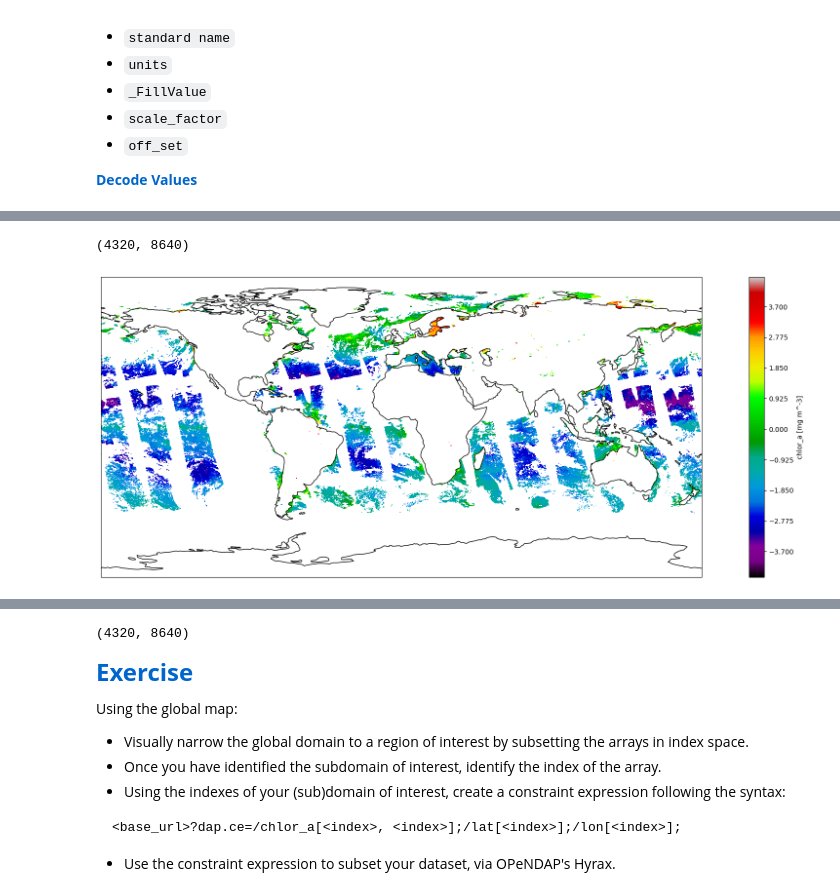
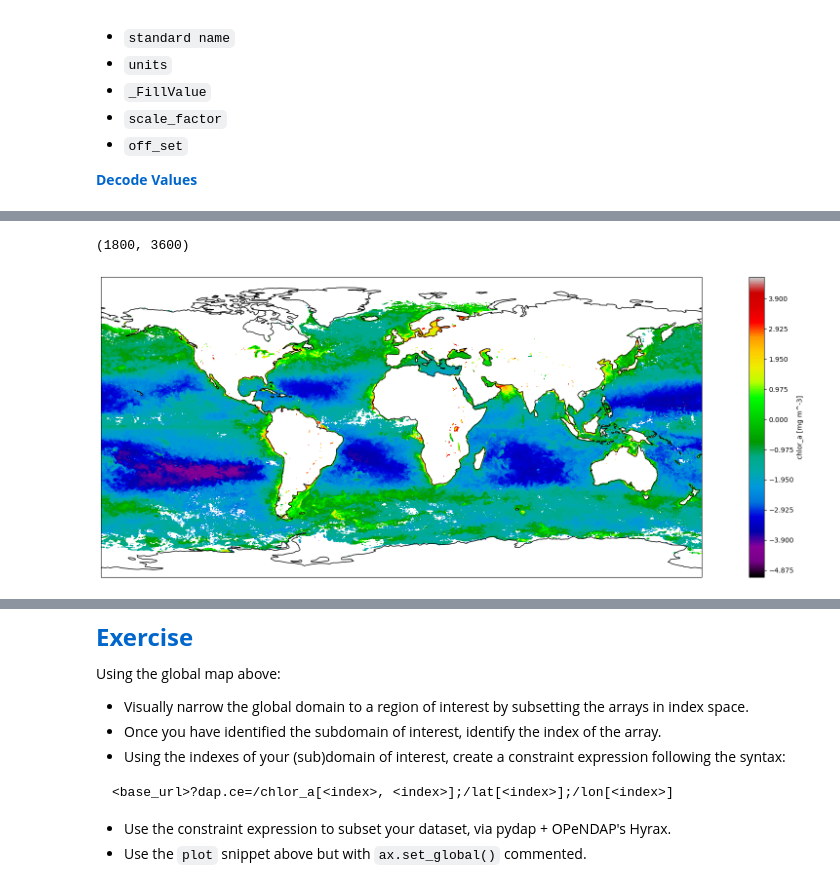
Before and after one commit to OPENDAP/ESIP2024, a Jupyter notebook: binder/PACE.ipynb, the cells around one changed output, grey strips where cells are left out. Drawn from its saved outputs; the diff is of its cells as text; code cells hidden in the pictures.

````diff
--- a/binder/PACE.ipynb
+++ b/binder/PACE.ipynb
@@ -35,9 +35,12 @@ import cartopy.crs as ccrs
 
 - <font size="3"><span style='color:Black'> Make distinction between DAP2 and DAP4.
 # %%
+
+# slow download URL
 url_DAP4 = "dap4://oceandata.sci.gsfc.nasa.gov/opendap/PACE_OCI/L3SMI/2024/0717/PACE_OCI.20240710.L3m.DAY.CHL.V2_0.chlor_a.4km.NRT.nc"
-url_DAP4 = "http://oceandata.sci.gsfc.nasa.gov/opendap/PACE_OCI/L3SMI/2024/0710/PACE_OCI.20240710.L3m.DAY.CHL.V2_0.chlor_a.4km.NRT.nc"
-url_DAP2 = "http://oceandata.sci.gsfc.nasa.gov/opendap/PACE_OCI/L3SMI/2024/0301/PACE_OCI.20240301_20240331.L3m.MO.CHL.V2_0.chlor_a.0p1deg.NRT.nc"
+
+# This Dataset has no missing data and downloads much faster.
+url = "http://oceandata.sci.gsfc.nasa.gov/opendap/PACE_OCI/L3SMI/2024/0301/PACE_OCI.20240301_20240331.L3m.MO.CHL.V2_0.chlor_a.0p1deg.NRT.nc"
 # %% [markdown]
 <span style='font-family:serif'> <font size="5.5"><span style='color:#0066cc'> **Import Token Authorization and create Session**
 # %%
@@ -57,4 +60,4 @@ Wall time: 1.68 s
 # %%
 %%time
-ds = open_url(url_DAP4, session=my_session, protocol='dap4')
+ds = open_url(url, session=my_session, protocol='dap4')
 # %% [output]
@@ -154,17 +165,17 @@ Wall time: 70.6 ms
 # %%
 CHLOR_A.shape
 # %% [output]
-(4320, 8640)
+(1800, 3600)
 # %%
 Lon, Lat = np.meshgrid(decode(ds['lon'][:]), decode(ds['lat'][:]))
 # %%
 %%time
 plt.figure(figsize=(25, 8))
 ax = plt.axes(projection=ccrs.PlateCarree())
 ax.set_global()
 ax.coastlines()
-plt.contourf(Lon[::2, ::2], Lat[::2, ::2], np.log(CHLOR_A[::2, ::2]), 400, cmap='nipy_spectral')
+plt.contourf(Lon, Lat, np.log(CHLOR_A), 400, cmap='nipy_spectral')
 plt.colorbar().set_label(chlor_a.name + ' ['+chlor_a.units+']')
 plt.show()
 # %% [output]
-[figure, old version]
+[figure, new version]
@@ -173,16 +184,13 @@ Wall time: 8.65 s
-# %%
-chlor_a.shape
-# %% [output]
-(4320, 8640)
 # %% [markdown]
 <font size="5"><span style='color:#0066cc'> **Exercise**
 
-<font size="3.5"><span style='color:black'> Using the global map:
+<font size="3.5"><span style='color:black'> Using the global map above:
 - <font size="3.5"> Visually narrow the global domain to a region of interest by subsetting the arrays in index space.
 - <font size="3.5"> Once you have identified the subdomain of interest, identify the index of the array.
 - <font size="3.5"> Using the indexes of your (sub)domain of interest, create a constraint expression following the syntax:
 
 ```python
-<base_url>?dap.ce=/chlor_a[<index>, <index>];/lat[<index>];/lon[<index>];
+<base_url>?dap.ce=/chlor_a[<index>, <index>];/lat[<index>];/lon[<index>]
 ```
-- <font size="3.5"> Use the constraint expression to subset your dataset, via OPeNDAP's Hyrax.
+- <font size="3.5"> Use the constraint expression to subset your dataset, via pydap + OPeNDAP's Hyrax.
+- <font size="3.5"> Use the `plot` snippet above but with `ax.set_global()` commented.
````
Also changed, not shown: parts of 14 cells of this notebook, 4 other files.
